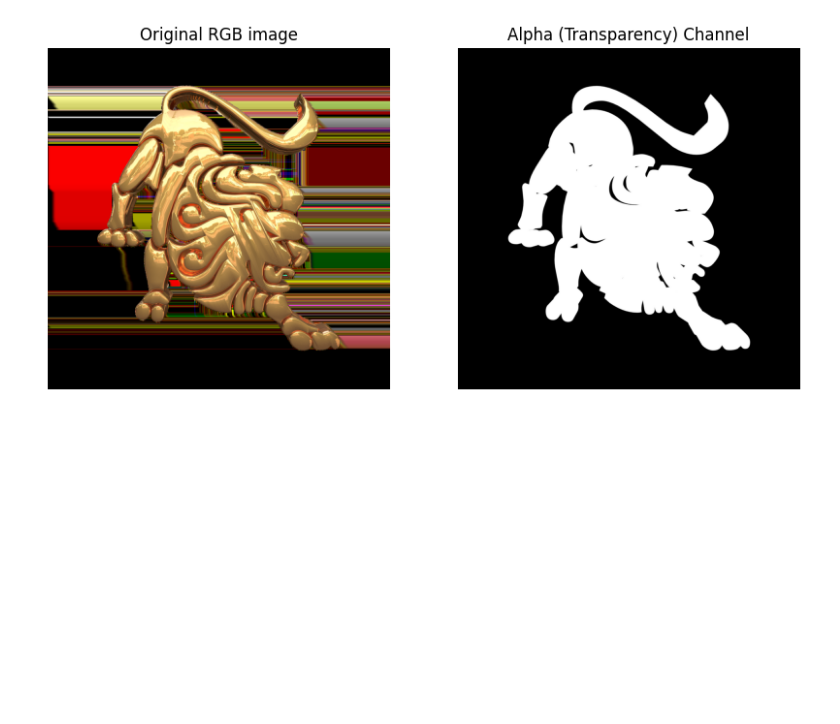
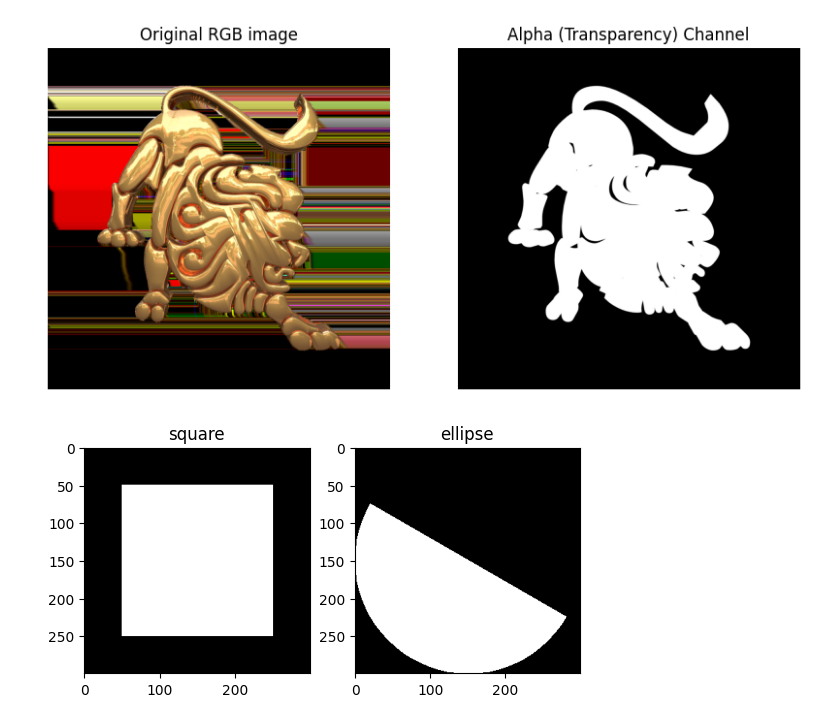
Before and after one commit to ayzrixsiev/Deep-Image-Processing-Lab, a Jupyter notebook: CAU | Week 3/Lab-1.ipynb, the cells around one changed output. Cells and saved outputs as stored; diff of their text form; code cells hidden in the pictures; blank space fills up the shorter version.

```diff
--- a/CAU | Week 3/Lab-1.ipynb
+++ b/CAU | Week 3/Lab-1.ipynb
@@ -27,3 +27,14 @@ plt.axis('off')
 plt.show()
 # %% [output]
 [figure]
+# %%
+square = np.zeros((300, 300), np.uint8)              # Creating canvas
+cv2.rectangle(square, (50, 50), (250, 250), 255,-1)  # 50, 250 coordinates, 255 color, -1 fill with that color
+
+ellipse = np.zeros((300, 300), np.uint8)
+cv2.ellipse(ellipse, (150, 150), (150, 150), 30, 0, 180, 255, -1)
+
+plt.subplot(121);plt.imshow(square,cmap='gray');plt.title("square");
+plt.subplot(122);plt.imshow(ellipse,cmap='gray');plt.title("ellipse");
+# %% [output]
+[figure, added]
```
Also changed, not shown: parts of 1 cell of this notebook, 3 other files.
